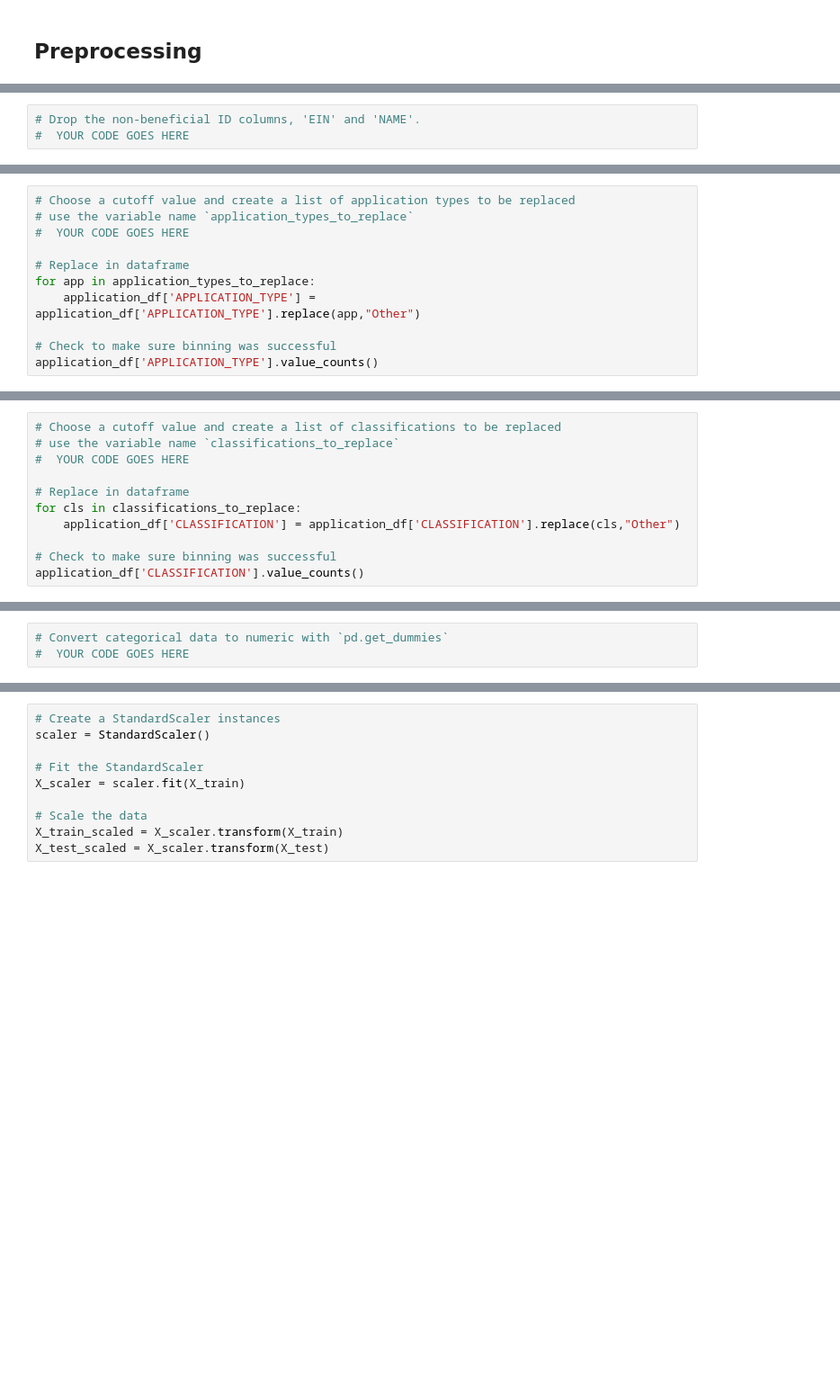
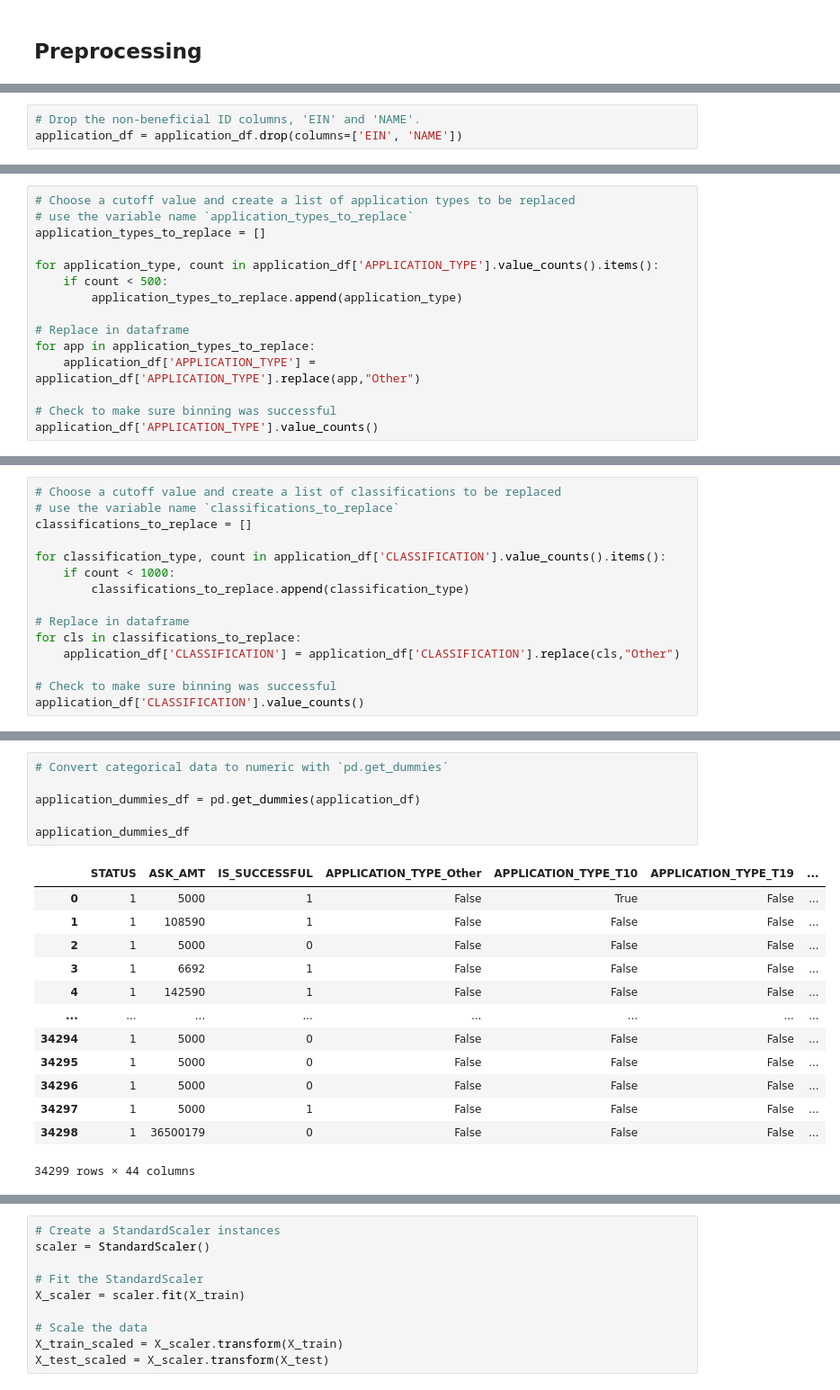
Before and after one commit to Chud-rf/deep-learning-challenge, a Jupyter notebook: deep_learning_challenge.ipynb, the cells around one changed output, grey strips where cells are left out. Shown at 90% size. Saved outputs shown, nothing was run; the diff lists cells and outputs as text; blank space fills up the shorter version.

```diff
--- a/deep_learning_challenge.ipynb
+++ b/deep_learning_challenge.ipynb
@@ -21,6 +20,6 @@ WARNING:tensorflow:From c:\Users\Chad\anaconda3\envs\dev\lib\site-packages\keras
 | 4 | 10556103 | GENETIC RESEARCH INSTITUTE OF THE... | T3 | Independent | C1000 | Heathcare | Trust | 1 | ... |
 # %%
 # Drop the non-beneficial ID columns, 'EIN' and 'NAME'.
-#  YOUR CODE GOES HERE
+application_df = application_df.drop(columns=['EIN', 'NAME'])
 # %%
 # Determine the number of unique values in each column.
@@ -62,7 +62,11 @@ Name: APPLICATION_TYPE, dtype: int64
 # %%
 # Choose a cutoff value and create a list of application types to be replaced
 # use the variable name `application_types_to_replace`
-#  YOUR CODE GOES HERE
+application_types_to_replace = []
+
+for application_type, count in application_df['APPLICATION_TYPE'].value_counts().items():
+    if count < 500:
+        application_types_to_replace.append(application_type)
 
 # Replace in dataframe
 for app in application_types_to_replace:
@@ -121,7 +129,11 @@ Name: CLASSIFICATION, dtype: int64
 # %%
 # Choose a cutoff value and create a list of classifications to be replaced
 # use the variable name `classifications_to_replace`
-#  YOUR CODE GOES HERE
+classifications_to_replace = []
+
+for classification_type, count in application_df['CLASSIFICATION'].value_counts().items():
+    if count < 1000:
+        classifications_to_replace.append(classification_type)
 
 # Replace in dataframe
 for cls in classifications_to_replace:
@@ -140,5 +153,22 @@ Name: CLASSIFICATION, dtype: int64
 # %%
 # Convert categorical data to numeric with `pd.get_dummies`
-#  YOUR CODE GOES HERE
+
+application_dummies_df = pd.get_dummies(application_df)
+
+application_dummies_df
+# %% [output]
+|  | STATUS | ASK_AMT | IS_SUCCESSFUL | APPLICATION_TYPE_Other | APPLICATION_TYPE_T10 | APPLICATION_TYPE_T19 | ... |
+| 0 | 1 | 5000 | 1 | False | True | False | ... |
+| 1 | 1 | 108590 | 1 | False | False | False | ... |
+| 2 | 1 | 5000 | 0 | False | False | False | ... |
+| 3 | 1 | 6692 | 1 | False | False | False | ... |
+| 4 | 1 | 142590 | 1 | False | False | False | ... |
+| ... | ... | ... | ... | ... | ... | ... | ... |
+| 34294 | 1 | 5000 | 0 | False | False | False | ... |
+| 34295 | 1 | 5000 | 0 | False | False | False | ... |
+| 34296 | 1 | 5000 | 0 | False | False | False | ... |
+| 34297 | 1 | 5000 | 1 | False | False | False | ... |
+| 34298 | 1 | 36500179 | 0 | False | False | False | ... |
+34299 rows × 44 columns
 # %%
 # Split our preprocessed data into our features and target arrays
```
Also changed, not shown: parts of 16 cells of this notebook.
